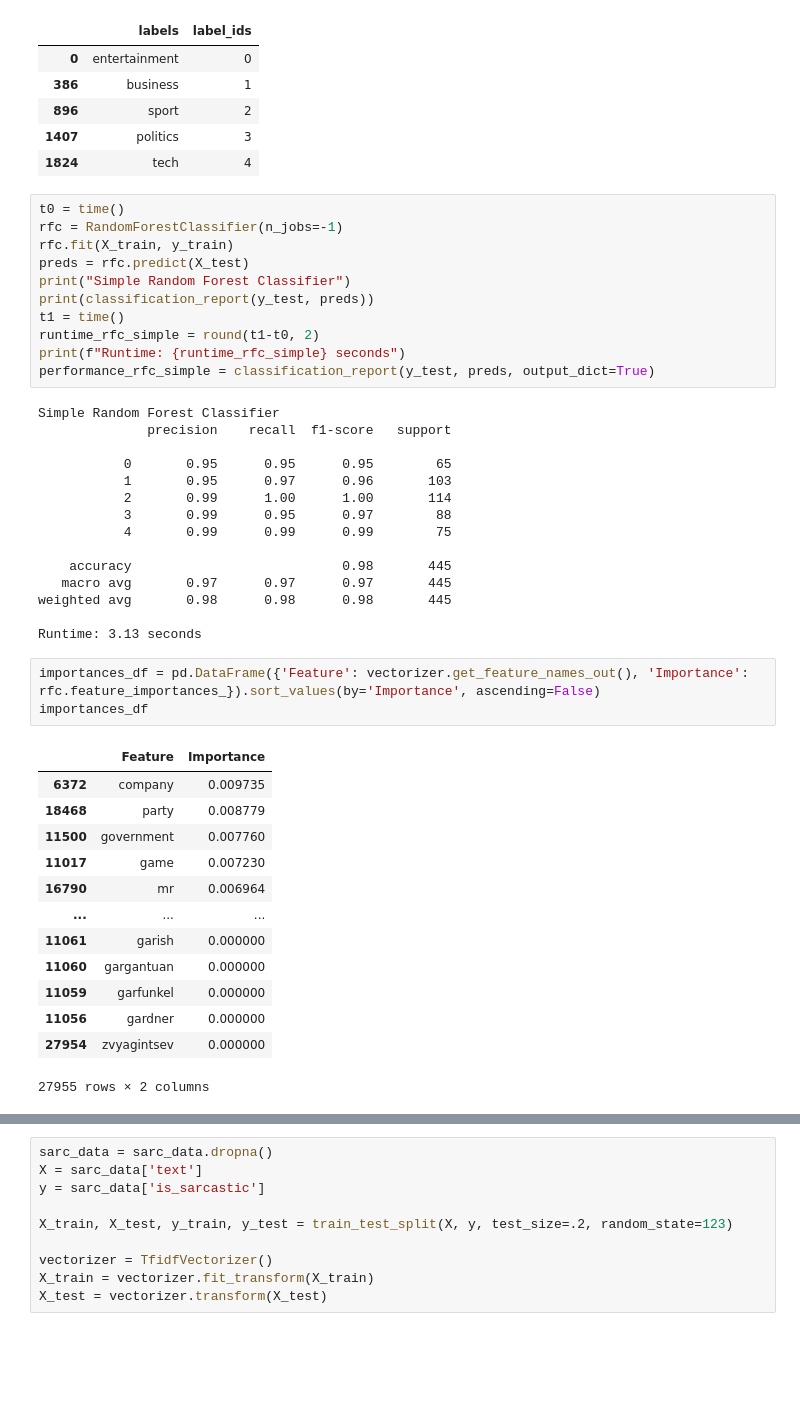
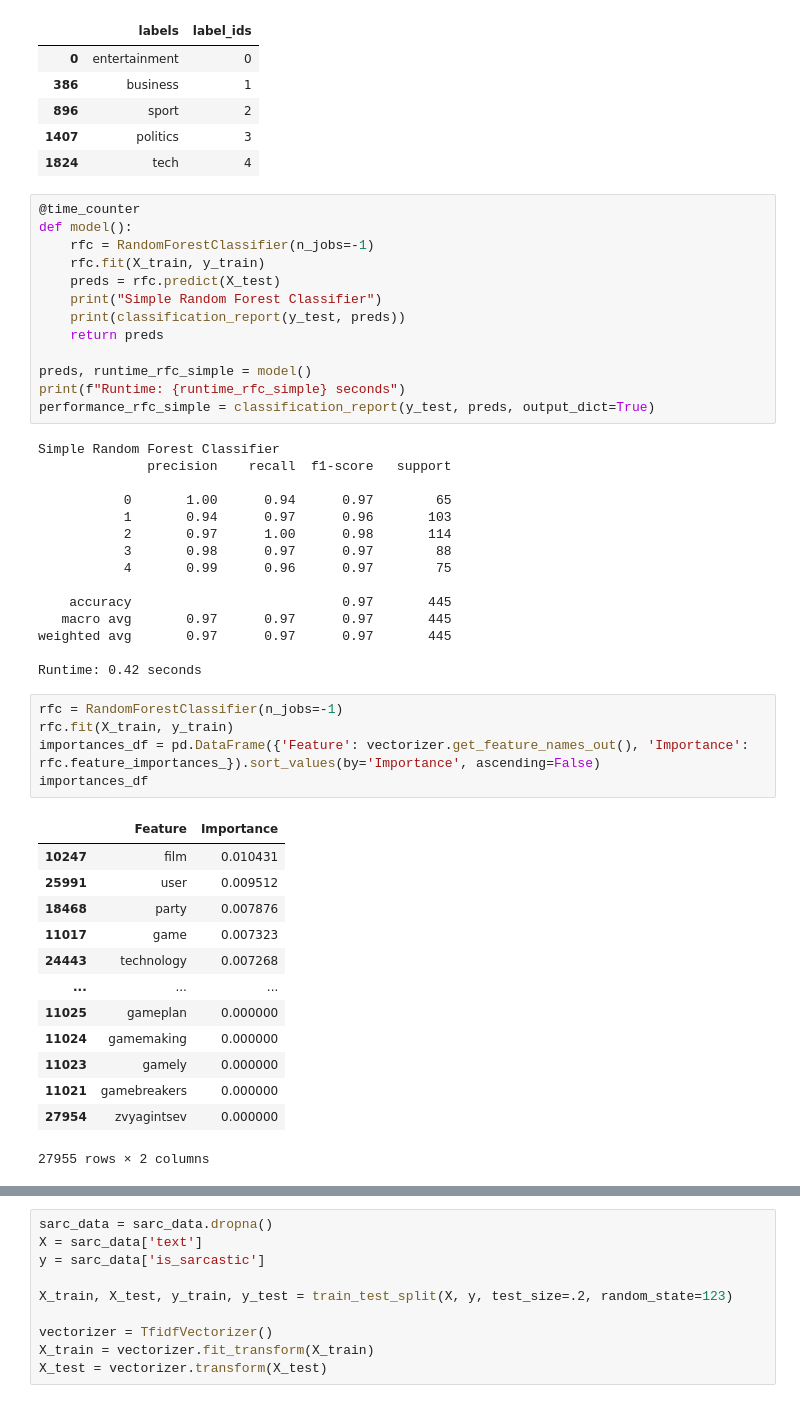
Before and after one commit to nzhussup/BachelorThesis, a Jupyter notebook: src/2_RandomForestClassifier.ipynb, the cells around one changed output, grey strips where cells are left out. Drawn from its saved outputs; the diff is of its cells as text; blank space fills up the shorter version.

```diff
--- a/src/2_RandomForestClassifier.ipynb
+++ b/src/2_RandomForestClassifier.ipynb
@@ -32,46 +37,50 @@ bbc_data[['labels', 'label_ids']].drop_duplicates()
 | 1407 | politics | 3 |
 | 1824 | tech | 4 |
 # %%
-t0 = time()
-rfc = RandomForestClassifier(n_jobs=-1)
-rfc.fit(X_train, y_train)
-preds = rfc.predict(X_test)
-print("Simple Random Forest Classifier")
-print(classification_report(y_test, preds))
-t1 = time()
-runtime_rfc_simple = round(t1-t0, 2)
+@time_counter
+def model():
+    rfc = RandomForestClassifier(n_jobs=-1)
+    rfc.fit(X_train, y_train)
+    preds = rfc.predict(X_test)
+    print("Simple Random Forest Classifier")
+    print(classification_report(y_test, preds))
+    return preds
+
+preds, runtime_rfc_simple = model()
 print(f"Runtime: {runtime_rfc_simple} seconds")
 performance_rfc_simple = classification_report(y_test, preds, output_dict=True)
 # %% [output]
 Simple Random Forest Classifier
               precision    recall  f1-score   support
 
-           0       0.95      0.95      0.95        65
-           1       0.95      0.97      0.96       103
-           2       0.99      1.00      1.00       114
-           3       0.99      0.95      0.97        88
-           4       0.99      0.99      0.99        75
+           0       1.00      0.94      0.97        65
+           1       0.94      0.97      0.96       103
+           2       0.97      1.00      0.98       114
+           3       0.98      0.97      0.97        88
+           4       0.99      0.96      0.97        75
 
-    accuracy                           0.98       445
+    accuracy                           0.97       445
    macro avg       0.97      0.97      0.97       445
-weighted avg       0.98      0.98      0.98       445
+weighted avg       0.97      0.97      0.97       445
 
-Runtime: 3.13 seconds
+Runtime: 0.42 seconds
 # %%
+rfc = RandomForestClassifier(n_jobs=-1)
+rfc.fit(X_train, y_train)
 importances_df = pd.DataFrame({'Feature': vectorizer.get_feature_names_out(), 'Importance': rfc.feature_importances_}).sort_values(by='Importance', ascending=False)
 importances_df
 # %% [output]
 |  | Feature | Importance |
-| 6372 | company | 0.009735 |
-| 18468 | party | 0.008779 |
-| 11500 | government | 0.007760 |
-| 11017 | game | 0.007230 |
-| 16790 | mr | 0.006964 |
+| 10247 | film | 0.010431 |
+| 25991 | user | 0.009512 |
+| 18468 | party | 0.007876 |
+| 11017 | game | 0.007323 |
+| 24443 | technology | 0.007268 |
 | ... | ... | ... |
-| 11061 | garish | 0.000000 |
-| 11060 | gargantuan | 0.000000 |
-| 11059 | garfunkel | 0.000000 |
-| 11056 | gardner | 0.000000 |
+| 11025 | gameplan | 0.000000 |
+| 11024 | gamemaking | 0.000000 |
+| 11023 | gamely | 0.000000 |
+| 11021 | gamebreakers | 0.000000 |
 | 27954 | zvyagintsev | 0.000000 |
 27955 rows × 2 columns
 # %%
```
Also changed, not shown: parts of 12 cells of this notebook, 5 other files.
